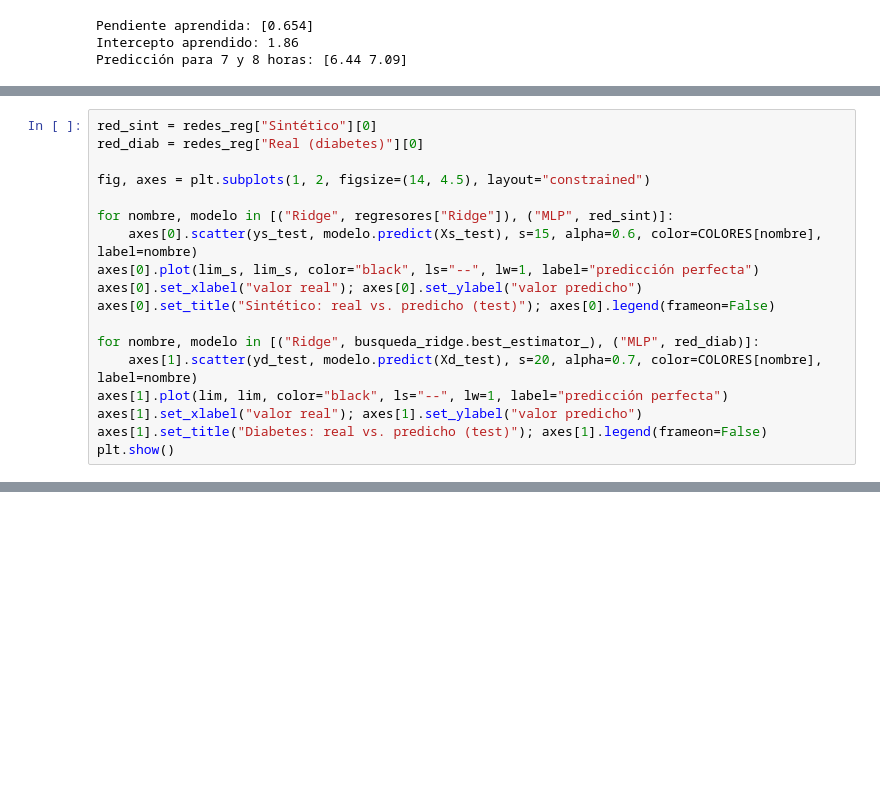
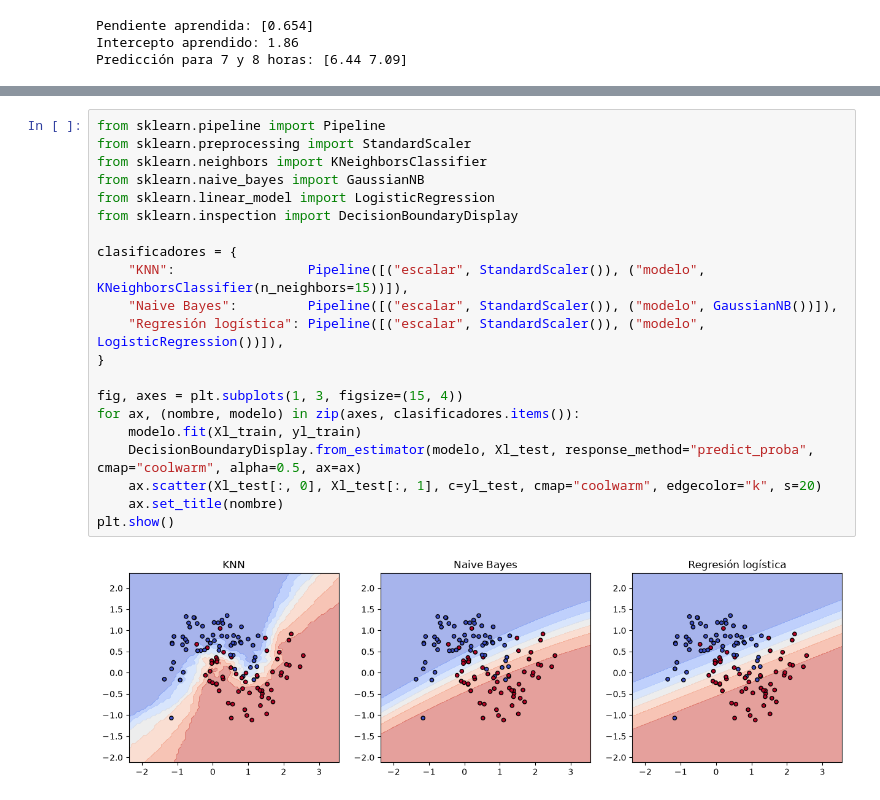
Before and after one commit to davidnfu0/tutoriales_estadistica_2026, a Jupyter notebook: tutoriales/tutorial_sklearn.ipynb, the cells around one changed output, grey strips where cells are left out. Drawn from its saved outputs; the diff is of its cells as text; blank space fills up the shorter version.

```diff
--- a/tutoriales/tutorial_sklearn.ipynb
+++ b/tutoriales/tutorial_sklearn.ipynb
@@ -706,18 +49,0 @@ Real (diabetes)    épocas: 68
-# %%
-red_sint = redes_reg["Sintético"][0]
-red_diab = redes_reg["Real (diabetes)"][0]
-
-fig, axes = plt.subplots(1, 2, figsize=(14, 4.5), layout="constrained")
-
-for nombre, modelo in [("Ridge", regresores["Ridge"]), ("MLP", red_sint)]:
-    axes[0].scatter(ys_test, modelo.predict(Xs_test), s=15, alpha=0.6, color=COLORES[nombre], label=nombre)
-axes[0].plot(lim_s, lim_s, color="black", ls="--", lw=1, label="predicción perfecta")
-axes[0].set_xlabel("valor real"); axes[0].set_ylabel("valor predicho")
-axes[0].set_title("Sintético: real vs. predicho (test)"); axes[0].legend(frameon=False)
-
-for nombre, modelo in [("Ridge", busqueda_ridge.best_estimator_), ("MLP", red_diab)]:
-    axes[1].scatter(yd_test, modelo.predict(Xd_test), s=20, alpha=0.7, color=COLORES[nombre], label=nombre)
-axes[1].plot(lim, lim, color="black", ls="--", lw=1, label="predicción perfecta")
-axes[1].set_xlabel("valor real"); axes[1].set_ylabel("valor predicho")
-axes[1].set_title("Diabetes: real vs. predicho (test)"); axes[1].legend(frameon=False)
-plt.show()
@@ -725,0 +112,23 @@ plt.show()
+# %%
+from sklearn.pipeline import Pipeline
+from sklearn.preprocessing import StandardScaler
+from sklearn.neighbors import KNeighborsClassifier
+from sklearn.naive_bayes import GaussianNB
+from sklearn.linear_model import LogisticRegression
+from sklearn.inspection import DecisionBoundaryDisplay
+
+clasificadores = {
+    "KNN":                 Pipeline([("escalar", StandardScaler()), ("modelo", KNeighborsClassifier(n_neighbors=15))]),
+    "Naive Bayes":         Pipeline([("escalar", StandardScaler()), ("modelo", GaussianNB())]),
+    "Regresión logística": Pipeline([("escalar", StandardScaler()), ("modelo", LogisticRegression())]),
+}
+
+fig, axes = plt.subplots(1, 3, figsize=(15, 4))
+for ax, (nombre, modelo) in zip(axes, clasificadores.items()):
+    modelo.fit(Xl_train, yl_train)
+    DecisionBoundaryDisplay.from_estimator(modelo, Xl_test, response_method="predict_proba", cmap="coolwarm", alpha=0.5, ax=ax)
+    ax.scatter(Xl_test[:, 0], Xl_test[:, 1], c=yl_test, cmap="coolwarm", edgecolor="k", s=20)
+    ax.set_title(nombre)
+plt.show()
+# %% [output]
+[figure, added]
```
Also changed, not shown: parts of 59 cells of this notebook.
